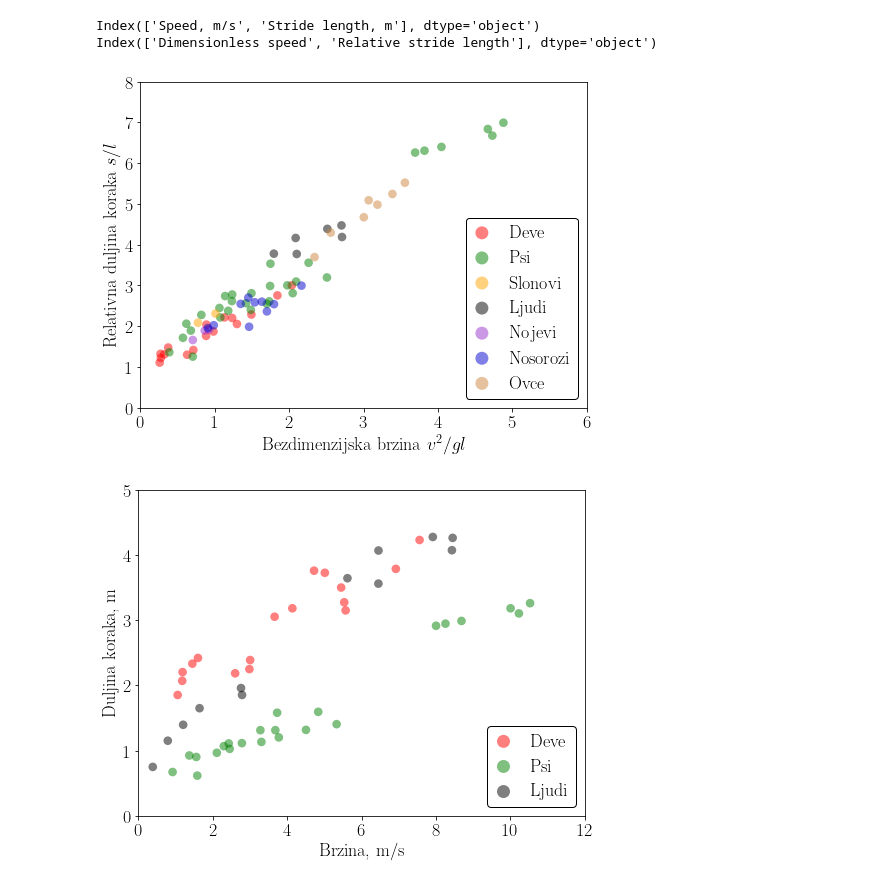
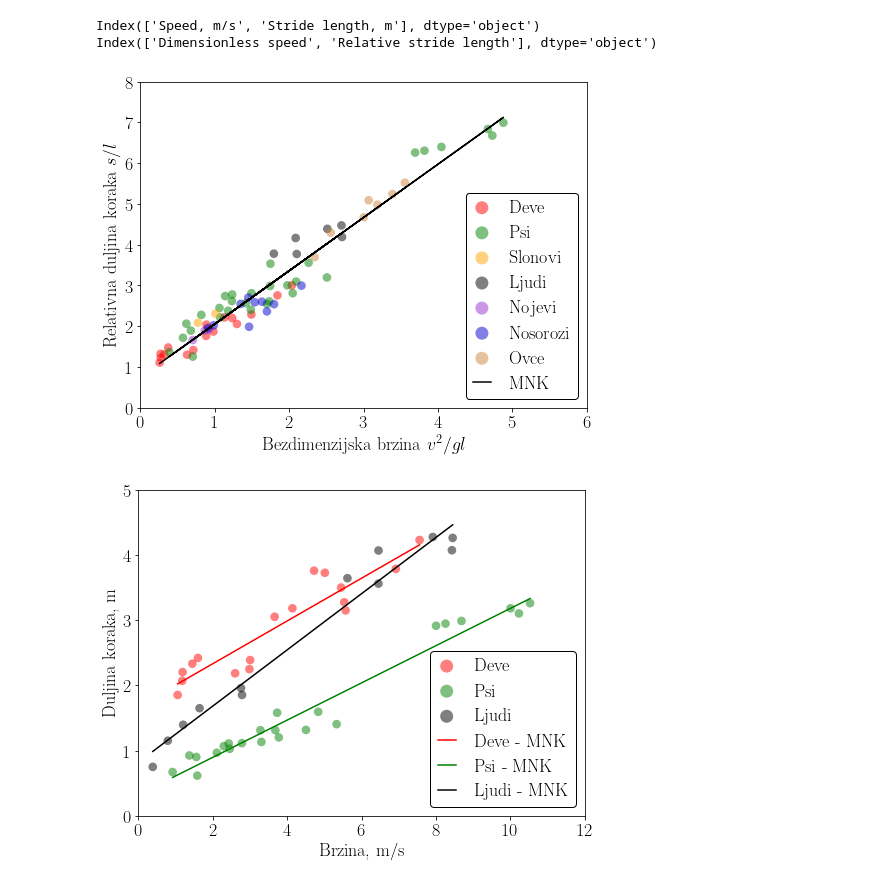
Before and after one commit to cimbaIG/T-Rex_Speed, a Jupyter notebook: t_rex_speed_analysis.ipynb, the cells around one changed output. Drawn from its saved outputs; the diff is of its cells as text; code cells hidden in the pictures.

Commit message:
Linear regression models added.

```diff
--- a/t_rex_speed_analysis.ipynb
+++ b/t_rex_speed_analysis.ipynb
@@ -45,6 +46,7 @@ matplotlib.rcParams.update({'legend.markerscale': 1.5, 'legend.handlelength': 1,
 
 matplotlib.rcParams['text.usetex'] = True
 # %%
+# Plot dimensionless velocity vs dimensionless stride length data
 fig = plt.figure(figsize=(8,6))
 
 plt.scatter(dimensionless_camels['Dimensionless speed'],dimensionless_camels['Relative stride length'],color='red',s=75,label='Deve',alpha=0.5,edgecolors='none')
@@ -61,24 +63,62 @@ plt.ylabel('Relativna duljina koraka $s/l$')
 plt.xlim((0,6))
 plt.ylim((0,8))
 
+# Combine data into one dataframe
+data = pd.concat([dimensionless_camels,dimensionless_dogs,dimensionless_elephants,dimensionless_humans,dimensionless_ostriches,dimensionless_rhinos,dimensionless_sheep],axis=0).reset_index(drop=True)
+
+# Linear regression model
+lgr = LinearRegression()
+X = data.iloc[:, 0].values.reshape(-1, 1)  # values converts it into a numpy array
+Y = data.iloc[:, 1].values.reshape(-1, 1)  # -1 means that calculate the dimension of rows, but have 1 column
+lgr.fit(X,Y)
+data_predict = lgr.predict(X)
+
+plt.plot(X, data_predict, color='black',label='MNK')
+
 plt.legend(loc=4,framealpha=1,edgecolor='black')
 plt.savefig('bezdimenzijska_brzina.pdf',bbox_inches='tight')
 # %% [output]
-[figure, old version]
+[figure, new version]
 # %%
+# Plot velocity vs stride length data
 fig = plt.figure(figsize=(8,6))
 
 plt.scatter(dimension_camels['Speed, m/s'],dimension_camels['Stride length, m'],color='red',s=75,label='Deve',alpha=0.5,edgecolors='none')
 plt.scatter(dimension_dogs['Speed, m/s'],dimension_dogs['Stride length, m'],color='green',s=75,label='Psi',alpha=0.5,edgecolors='none')
 plt.scatter(dimension_humans['Speed, m/s'],dimension_humans['Stride length, m'],color='black',s=75,label='Ljudi',alpha=0.5,edgecolors='none')
 
 plt.xlabel('Brzina, m/s')
 plt.ylabel('Duljina koraka, m')
 
 plt.xlim((0,12))
 plt.ylim((0,5))
 
+# Linear regression model
+lgr_camels = LinearRegression()
+X = dimension_camels.iloc[:, 0].values.reshape(-1, 1)  # values converts it into a numpy array
+Y = dimension_camels.iloc[:, 1].values.reshape(-1, 1)  # -1 means that calculate the dimension of rows, but have 1 column
+lgr_camels.fit(X,Y)
+camels_predict = lgr_camels.predict(X)
+
+plt.plot(X, camels_predict, color='red',label='Deve - MNK')
+
+lgr_dogs = LinearRegression()
+X = dimension_dogs.iloc[:, 0].values.reshape(-1, 1)  # values converts it into a numpy array
+Y = dimension_dogs.iloc[:, 1].values.reshape(-1, 1)  # -1 means that calculate the dimension of rows, but have 1 column
+lgr_dogs.fit(X,Y)
+dogs_predict = lgr_dogs.predict(X)
+
+plt.plot(X, dogs_predict, color='green',label='Psi - MNK')
+
+lgr_humans = LinearRegression()
+X = dimension_humans.iloc[:, 0].values.reshape(-1, 1)  # values converts it into a numpy array
+Y = dimension_humans.iloc[:, 1].values.reshape(-1, 1)  # -1 means that calculate the dimension of rows, but have 1 column
+lgr_humans.fit(X,Y)
+humans_predict = lgr_humans.predict(X)
+
+plt.plot(X, humans_predict, color='black',label='Ljudi - MNK')
+
 plt.legend(loc=4,framealpha=1,edgecolor='black')
 plt.savefig('dimenzijska_brzina.pdf',bbox_inches='tight')
 # %% [output]
-[figure, old version]
+[figure, new version]
```
Also changed, not shown: parts of 1 cell of this notebook, 2 other files.
